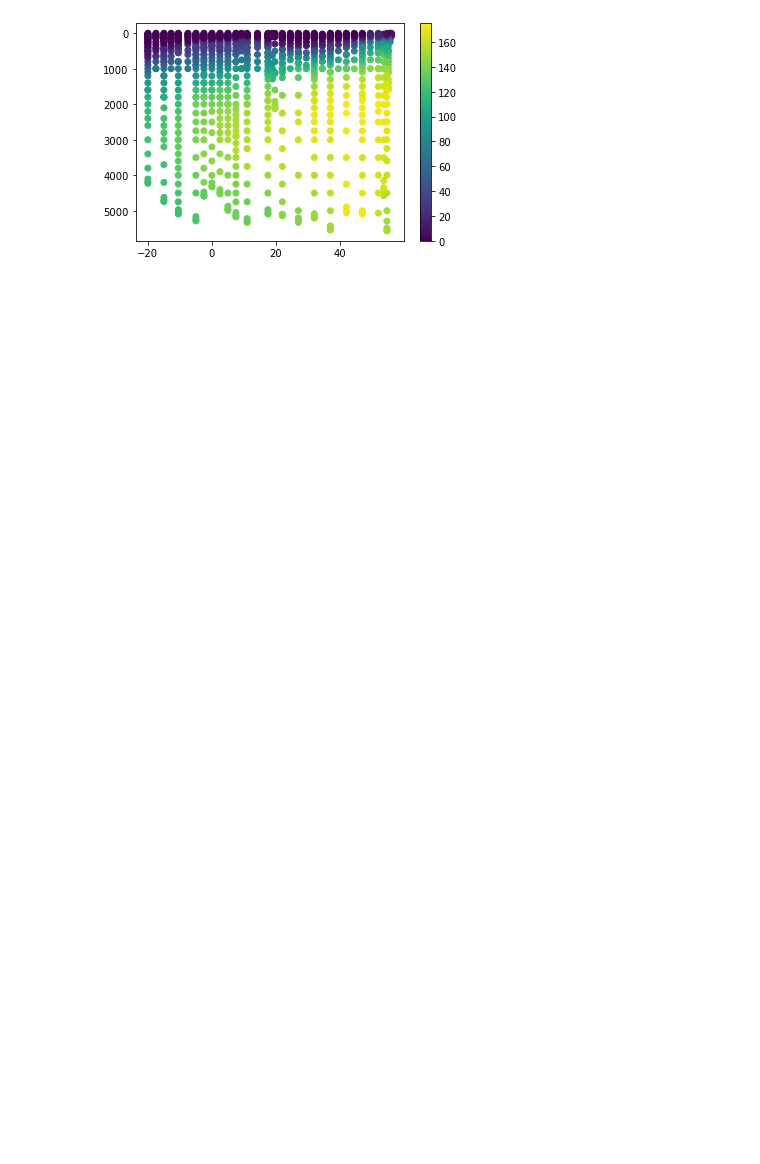
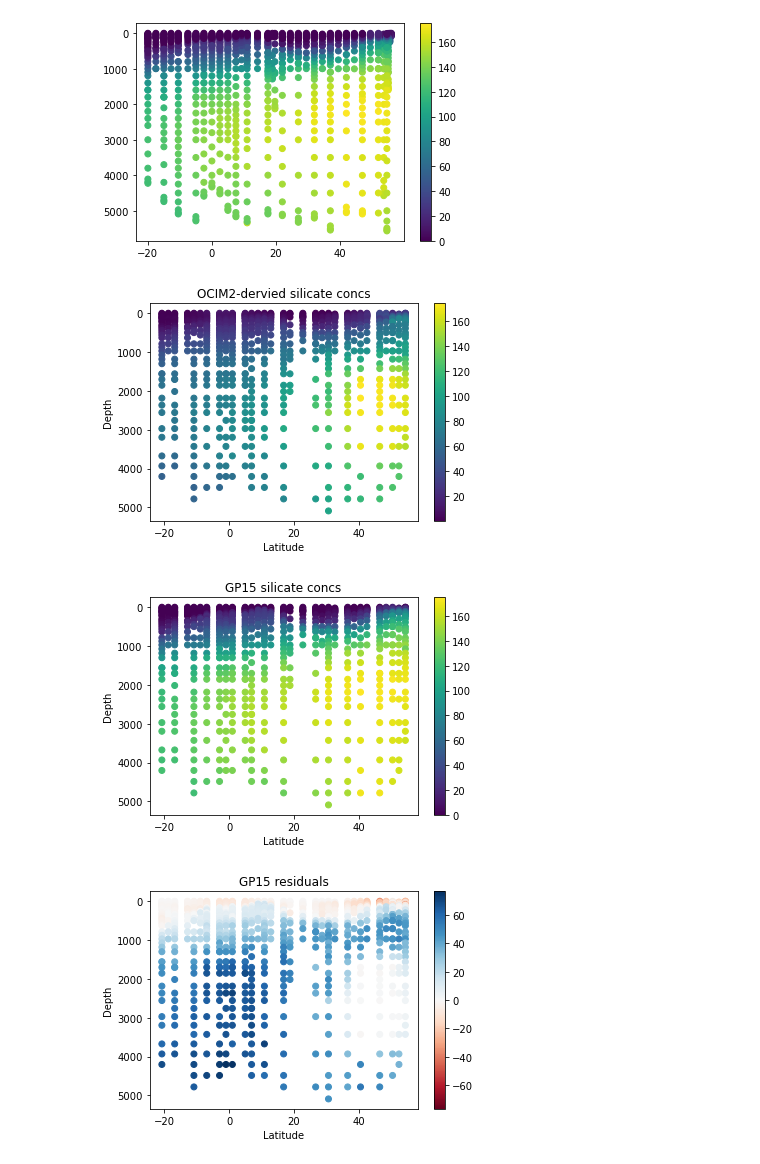
Before and after one commit to nitrogenlab/oceanography_colab_notebooks, a Jupyter notebook: study_fluxes/ExplainGP15TracerDistributionsFromHolzerFluxes.ipynb, the cells around one changed output. Drawn from its saved outputs; the diff is of its cells as text; code cells hidden in the pictures; blank space fills up the shorter version.

Commit message:
displayed the gp15 observations on their corresponding grid

```diff
--- a/study_fluxes/ExplainGP15TracerDistributionsFromHolzerFluxes.ipynb
+++ b/study_fluxes/ExplainGP15TracerDistributionsFromHolzerFluxes.ipynb
@@ -144,0 +154,4 @@ for item in df.to_dict('records'):
+# %%
+glodap_obs_grid = prepare_obsgrid_from_df(df=glodap_df,
+    wz_ticks=wz_ticks, ulon_ticks=ulon_ticks, ulat_ticks=ulat_ticks,
+    depth_key="depth", longitude_key="longitude", latitude_key="latitude")
@@ -145,3 +207,7 @@ for item in df.to_dict('records'):
+# %%
+gp15_obs_grid = prepare_obsgrid_from_df(df=gp15_df,
+    wz_ticks=wz_ticks, ulon_ticks=ulon_ticks, ulat_ticks=ulat_ticks,
+    depth_key="Depth", longitude_key="lon", latitude_key="lat")
 # %%
 #for conservative temp and absolute salinity, create a glodap-derived
 # mean grid
@@ -170,6 +236,10 @@ glodap_mean_silicate = get_data_from_obs_grid(
 glodap_numobs = get_data_from_obs_grid(
     func=lambda x: len(x),
     obs_grid=glodap_obs_grid)
+
+gp15_mean_silicate = get_data_from_obs_grid(
+    func=lambda x: np.mean([y.silicate for y in x]),
+    obs_grid=gp15_obs_grid)
 # %%
 ulat_ocnvec = ulat.ravel()[ocnmask.ravel()]
 ulon_ocnvec = ulon.ravel()[ocnmask.ravel()]
@@ -490,3 +495,56 @@ plt.ylim(plt.ylim()[1], plt.ylim()[0])
 plt.show()
 # %% [output]
 [figure]
+# %%
+#get the cells corresponding to the gp15 cruise
+gp15_idxs = np.nonzero((np.isnan(gp15_mean_silicate)==False).ravel()[ocnmask.ravel()])
+
+
+#gp15_idxs = get_nonzero_idxs(lon_min=-152, lon_max=-152, lat_min=-20, lat_max=60)
+# %%
+plt.scatter(
+    ulat_ocnvec[gp15_idxs],
+    depth_ocnvec[gp15_idxs],
+    c=silicate_concs.lateststatevec[gp15_idxs],
+    #vmin=0.0, vmax=1.0
+)
+plt.ylim(plt.ylim()[1], plt.ylim()[0])
+plt.ylabel("Depth")
+plt.xlabel("Latitude")
+plt.title("OCIM2-dervied silicate concs")
+plt.colorbar()
+plt.show()
+
+plt.scatter(
+    ulat_ocnvec[gp15_idxs],
+    depth_ocnvec[gp15_idxs],
+    c=gp15_mean_silicate.ravel()[ocnmask.ravel()][gp15_idxs],
+    #vmin=0.0, vmax=1.0
+)
+plt.ylim(plt.ylim()[1], plt.ylim()[0])
+plt.ylabel("Depth")
+plt.xlabel("Latitude")
+plt.title("GP15 silicate concs")
+plt.colorbar()
+plt.show()
+
+gp15_silicate_resids = (gp15_mean_silicate.ravel()[ocnmask.ravel()][gp15_idxs]
+                        - silicate_concs.lateststatevec[gp15_idxs])
+plt.scatter(
+    ulat_ocnvec[gp15_idxs],
+    depth_ocnvec[gp15_idxs],
+    c=gp15_silicate_resids,
+    vmin=-np.max(np.abs(gp15_silicate_resids)),
+    vmax=np.max(np.abs(gp15_silicate_resids)),
+    cmap="RdBu"
+)
+plt.ylim(plt.ylim()[1], plt.ylim()[0])
+plt.ylabel("Depth")
+plt.xlabel("Latitude")
+plt.title("GP15 residuals")
+plt.colorbar()
+plt.show()
+# %% [output]
+[figure, added]
+[figure, added]
+[figure, added]
```
Also changed, not shown: parts of 5 cells of this notebook.
